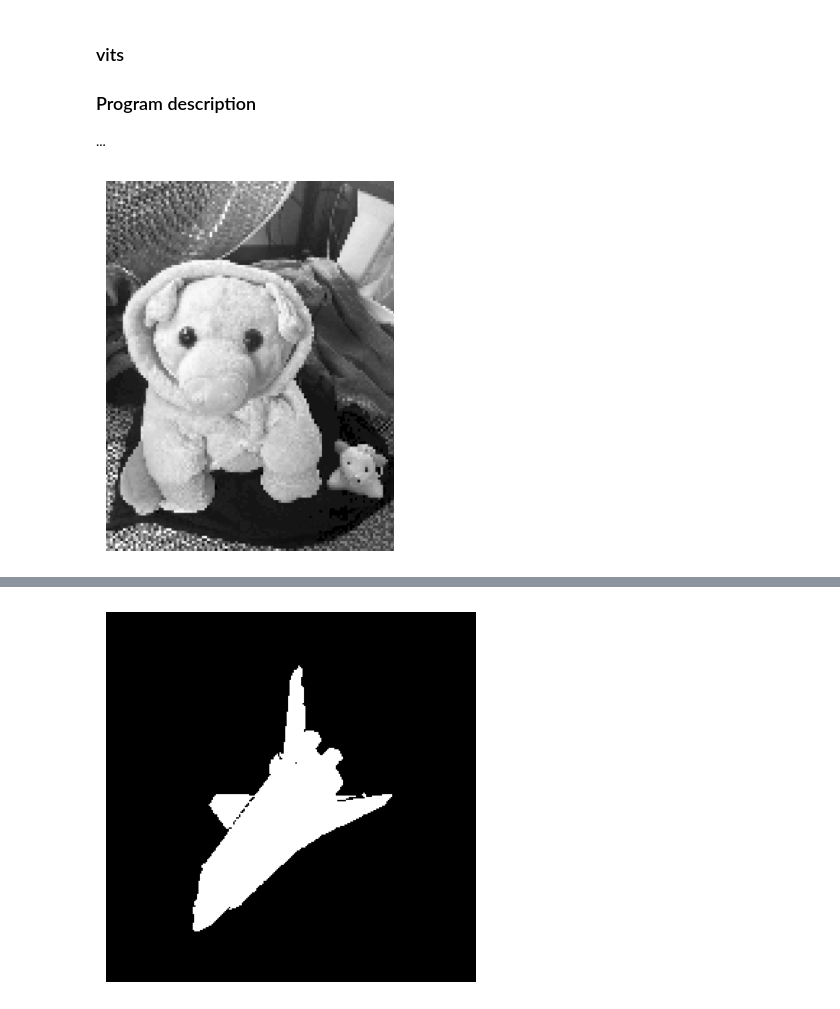
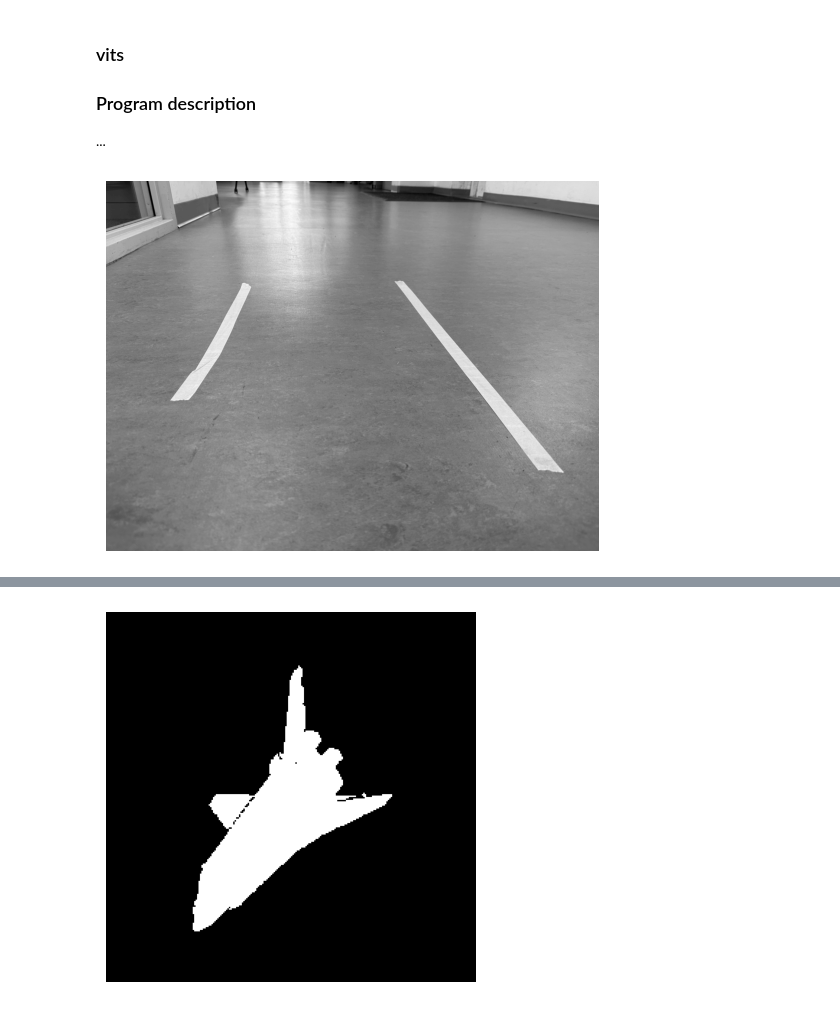
Before and after one commit to sophtsang/Binary_Image, a Jupyter notebook: binary.ipynb, the cells around one changed output, grey strips where cells are left out. Saved outputs shown, nothing was run; the diff lists cells and outputs as text; code cells hidden in the pictures.

Commit message:
Road lane detection prototype

```diff
--- a/binary.ipynb
+++ b/binary.ipynb
@@ -332,10 +332,11 @@ def vits(imarray : np.ndarray, of, thresh : Optional[int] = None):
     cv2.imwrite(of, im)
     return im
 # %%
-segment_tree = []
+segment_tree = {}
 # Figure out how to make R a node and R1, R2, R3, R4 its children.
 # For now have dict contain key = region (node), value = [R1, R2, R3, R4]
 dict = {}
+adjacent = {}
 """ Horowitz Pavlidis Split and Merge.
     https://ieeexplore.ieee.org/document/1234069
     https://courses.cs.duke.edu/spring06/cps296.1/handouts/Horowitz%20Pavlidis%201976.pdf
@@ -362,76 +363,81 @@ dict = {}
     Given region R with upper left corner pixel (x,y), width [imarray.shape[0]] and
     length [imarray.shape[1]]: split into
     a) R1 = rows: [x,width/2-1], cols: [y,length/2-1]
     b) R2 = rows: [width/2,width], cols: [y,length/2-1]        R: |    | -> |R1|R2|
     c) R3 = rows: [x,width/2-1], cols: [length/2,length]          |    |    |R3|R4|
     d) R4 = rows: [width/2,width], cols: [length/2,length]
     When Rn is homogenous, assign it a value: avg pixel intensity for all I(r,c) in Rn.
 
     split_tree():
         if R is not homogenous enough (!P(R)) then
             split R in four equally sized regions R1, R2, R3, R4
             for r in R1, R2, R3, R4:
                 Split(r)
     merge_tree(Rn):
         loop
             get 2 regions r and r' in Rn that are neighbor and similar
             merge r and r'
         until no regions can merge
 """
 
-def split_tree (imarray, edge, thresh):
-    I_ = (1/np.size(imarray)) * 1/np.sum(imarray)
-    s_2 = (1/(np.size(imarray)-1)) * np.sum(imarray - I_) ** 2
+"""Data is region R's image array, and children are R1, R2, R3, R4's image arrays.
+"""
 
-    # edge = (x_u, x_d, y_l, y_r)
-    dict[edge] = []
-    # # Not homogenous enough.
-    if s_2 >= thresh and imarray.shape[0] > 4 and imarray.shape[1] > 4:
+""" Road line detector: first split-merge regions: then contour the regions -> Hough transform to line detect
+or smth, find midpoint of region.
+"""
+class SegmentTree:
+    def __init__(self, data):
+        self.children = []
+        self.data = data
+
+def split_merge (imarray):
+    global im
+    im = np.copy(imarray)
+    # [node] contains all partitioned regions.
+    tree_stack = []
+
+    def split_tree (imarray, edge, thresh):
+        # edge = (x_u, x_d, y_l, y_r)
+
         # Partition into R1, R2, R3, R4
-        row_split = int(imarray.shape[0]//2) # Horizontal split
-        col_split = int(imarray.shape[1]//2) # Vertical split
-        # R1 = rows: [x,width/2-1], cols: [y,length/2-1]
-        # R2 = rows: [x,width/2-1], cols: [length/2,length]
-        # R3 = rows: [width/2,width], cols: [y,length/2-1]
-        # R4 = rows: [width/2,width], cols: [length/2,length]
+        row_split = imarray.shape[0]//2 # Horizontal split
+        col_split = imarray.shape[1]//2 # Vertical split
+
         split = [(edge[0], (edge[0]+row_split)-1, edge[2], (edge[2]+col_split)-1),
                 (edge[0], (edge[0]+row_split)-1, (edge[2]+col_split), edge[3]),
                 ((edge[0]+row_split), edge[1], edge[2], (edge[2]+col_split)-1),
                 ((edge[0]+row_split), edge[1], (edge[2]+col_split), edge[3])]
+        R = [imarray[:row_split, :col_split], imarray[:row_split, col_split:],
+             imarray[row_split:, :col_split], imarray[row_split:, col_split:]]
         count = 0
-        for row in np.vsplit(imarray, [row_split]):
-            for region in np.hsplit(row, [col_split]):
-                dict[edge].append(region)
-                if region.shape[0] > 10 and region.shape[1] > 20:
-                    split_tree (region, split[count], thresh)
-                else:
-                    avg = np.average(region)
-                    for y in range(split[count][0], split[count][1]+1):
-                        for x in range(split[count][2], split[count][3]+1):
-                            im[y,x] = avg
-                    segment_tree.append(region)
-                count += 1
-    else:
-        dict[edge].append(imarray)
-        segment_tree.append(imarray)
+        # for row in np.vsplit(imarray, [row_split]):
+        #     for region in np.hsplit(row, [col_split]):
+        for region in R:
+            # Calculate homogeneity criterion.
+            homo = np.amax(region) - np.amin(region)
 
-def split_merge (imarray):
-    global im
-    im = np.copy(imarray)
-    tm = embedim(im, (1,1,1,1))
-    # [node] contains all partitioned regions.
-    node = [im]
-    split_tree(im, (0, imarray.shape[0]-1, 0, imarray.shape[1]-1), 50)
-    # for k in dict.items():
-    #     print(k)
-    return im
+            if homo >= thresh and region.shape[0] > 20 and region.shape[1] > 20:
+                split_tree (region, split[count], thresh)
+            else:
+                avg = np.median(region)
+                im[split[count][0]:split[count][1]+1, split[count][2]:split[count][3]+1] = avg
+                tree_stack.insert(0, (region, (split[count][0], split[count][1], split[count][2], split[count][3])))
+            count += 1
 
-dispmvx(read_img("piggy.png"))
-split = split_merge(read_img("piggy.png"))
-# dispmvx(read_csv("blob.csv"))
-# split = split_merge(read_csv("blob.csv"))
-dispmvx(split)
-# for arr in split_merge(read_csv("blob.csv")):
-#     dispmvx(arr)
+    split_tree(im, (0, imarray.shape[0]-1, 0, imarray.shape[1]-1), 110)
+    return im, tree_stack
+
+edges = cv2.Canny(read_img("tan_floor.jpg"), 100, 200)
+
+
+
+# edges_color = cv2.cvtColor(edges, cv2.COLOR_GRAY2BGR)
+# result = cv2.addWeighted(edges, 0.8, edges_color, 0.2, 0)
+dispmvx(read_img("tan_floor.jpg"))
+im, stack = split_merge(read_img("tan_floor.jpg"))
+# # dispmvx(read_csv("test.csv"))
+# # split = split_merge(read_csv("test.csv"))
+dispmvx(im)
 # %% [output]
-[figure, old version]
+[figure, new version]
```
Also changed, not shown: parts of 1 cell of this notebook.
